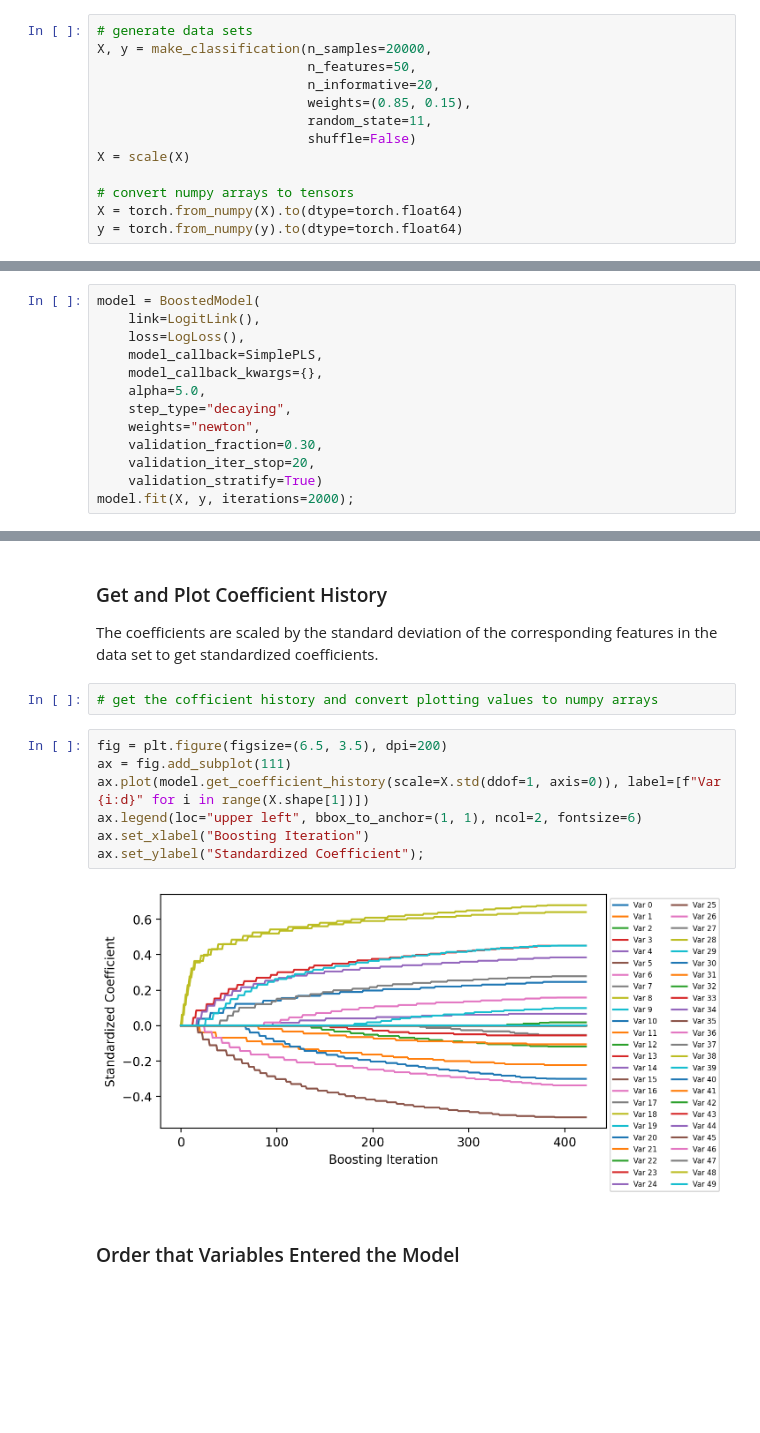
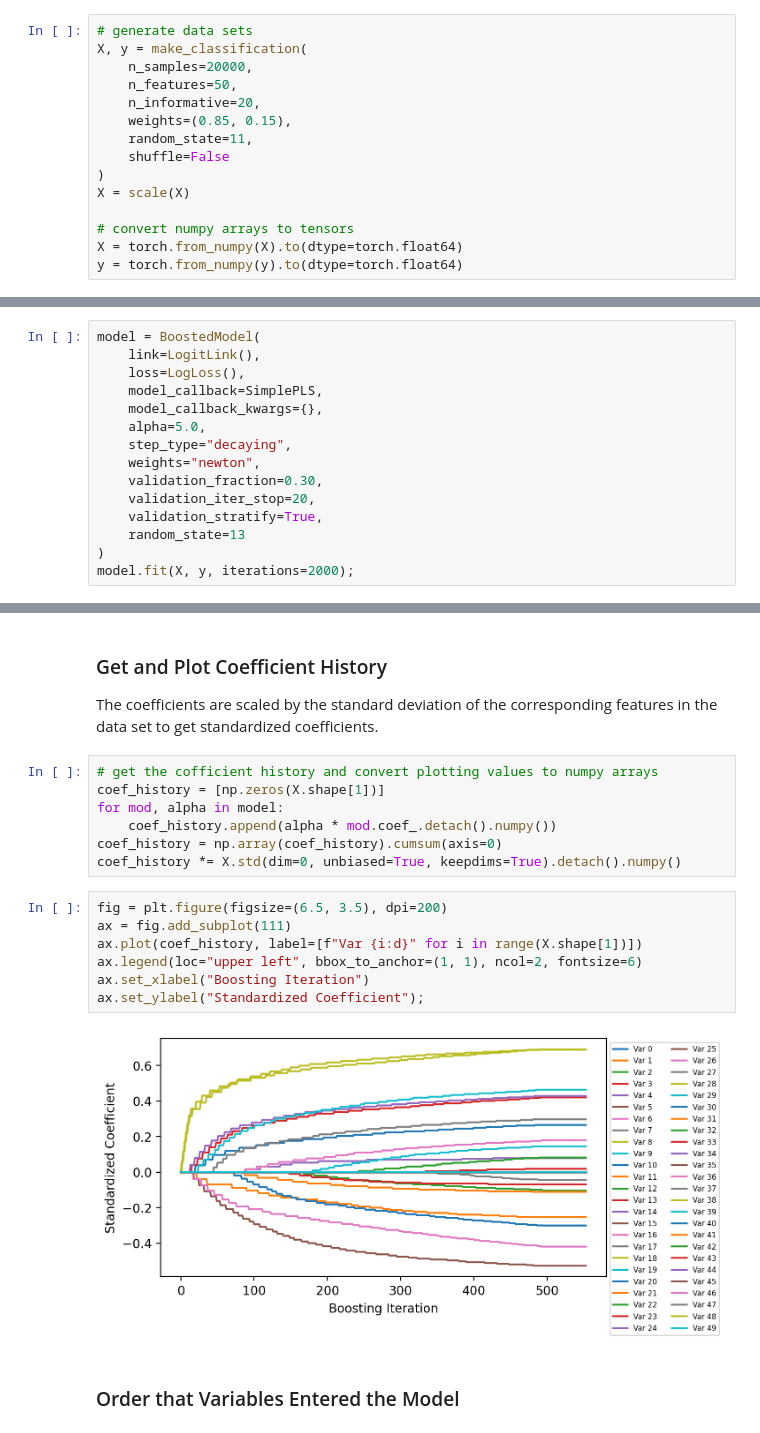
Before and after one commit to btcross26/tboost, a Jupyter notebook: notebooks/BoostedLinearModel Example.ipynb, the cells around one changed output, grey strips where cells are left out. Saved outputs shown, nothing was run; the diff lists cells and outputs as text; blank space fills up the shorter version.

Commit message:
updating linear model notebook for lack of BoostedLinearModel class

```diff
--- a/notebooks/BoostedLinearModel Example.ipynb
+++ b/notebooks/BoostedLinearModel Example.ipynb
@@ -26,12 +28,14 @@ from tboost.loss_functions import LogLoss
 ### Create a Dummy Classification Dataset
 # %%
 # generate data sets
-X, y = make_classification(n_samples=20000,
-                           n_features=50,
-                           n_informative=20,
-                           weights=(0.85, 0.15),
-                           random_state=11,
-                           shuffle=False)
+X, y = make_classification(
+    n_samples=20000,
+    n_features=50,
+    n_informative=20,
+    weights=(0.85, 0.15),
+    random_state=11,
+    shuffle=False
+)
 X = scale(X)
 
 # convert numpy arrays to tensors
@@ -50,7 +54,9 @@ model = BoostedModel(
     weights="newton",
     validation_fraction=0.30,
     validation_iter_stop=20,
-    validation_stratify=True)
+    validation_stratify=True,
+    random_state=13
+)
 model.fit(X, y, iterations=2000);
 # %% [markdown]
 ### Plot the loss history
@@ -69,16 +75,21 @@ model.get_iterations()
 ### Get and Plot Coefficient History
 
 The coefficients are scaled by the standard deviation of the corresponding features in the data set to get standardized coefficients.
-# %%
-# get the cofficient history and convert plotting values to numpy arrays
+# %%
+# get the cofficient history and convert plotting values to numpy arrays
+coef_history = [np.zeros(X.shape[1])]
+for mod, alpha in model:
+    coef_history.append(alpha * mod.coef_.detach().numpy())
+coef_history = np.array(coef_history).cumsum(axis=0)
+coef_history *= X.std(dim=0, unbiased=True, keepdims=True).detach().numpy()
 # %%
 fig = plt.figure(figsize=(6.5, 3.5), dpi=200)
 ax = fig.add_subplot(111)
-ax.plot(model.get_coefficient_history(scale=X.std(ddof=1, axis=0)), label=[f"Var {i:d}" for i in range(X.shape[1])])
+ax.plot(coef_history, label=[f"Var {i:d}" for i in range(X.shape[1])])
 ax.legend(loc="upper left", bbox_to_anchor=(1, 1), ncol=2, fontsize=6)
 ax.set_xlabel("Boosting Iteration")
 ax.set_ylabel("Standardized Coefficient");
 # %% [output]
-[figure, old version]
+[figure, new version]
 # %% [markdown]
 ### Order that Variables Entered the Model
```
Also changed, not shown: parts of 7 cells of this notebook.
